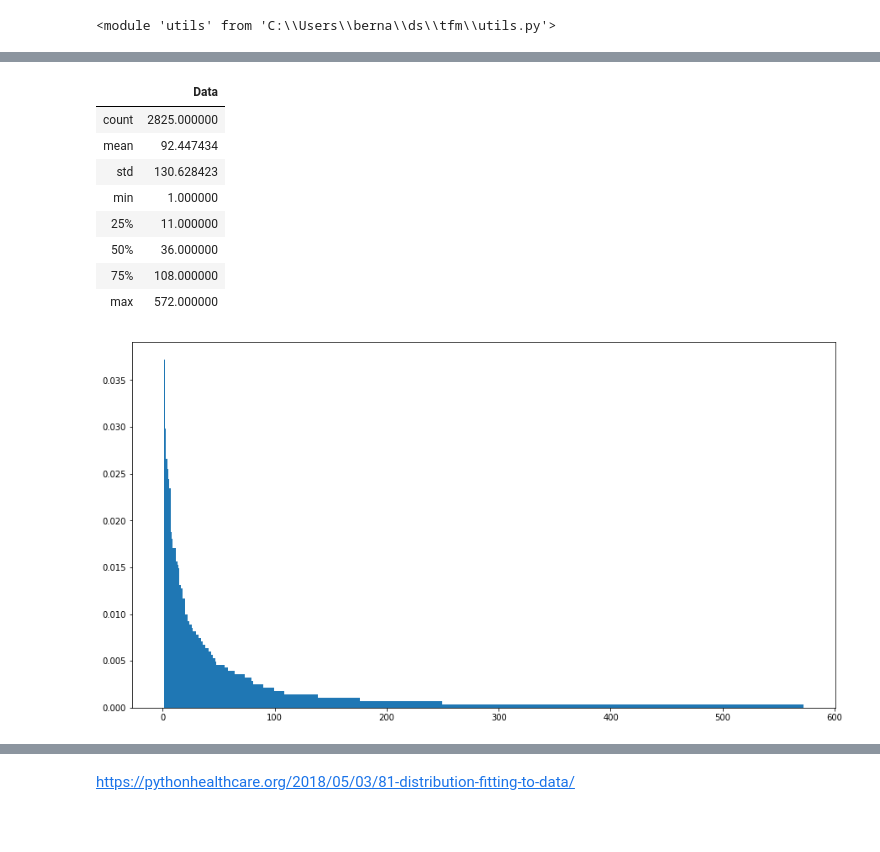
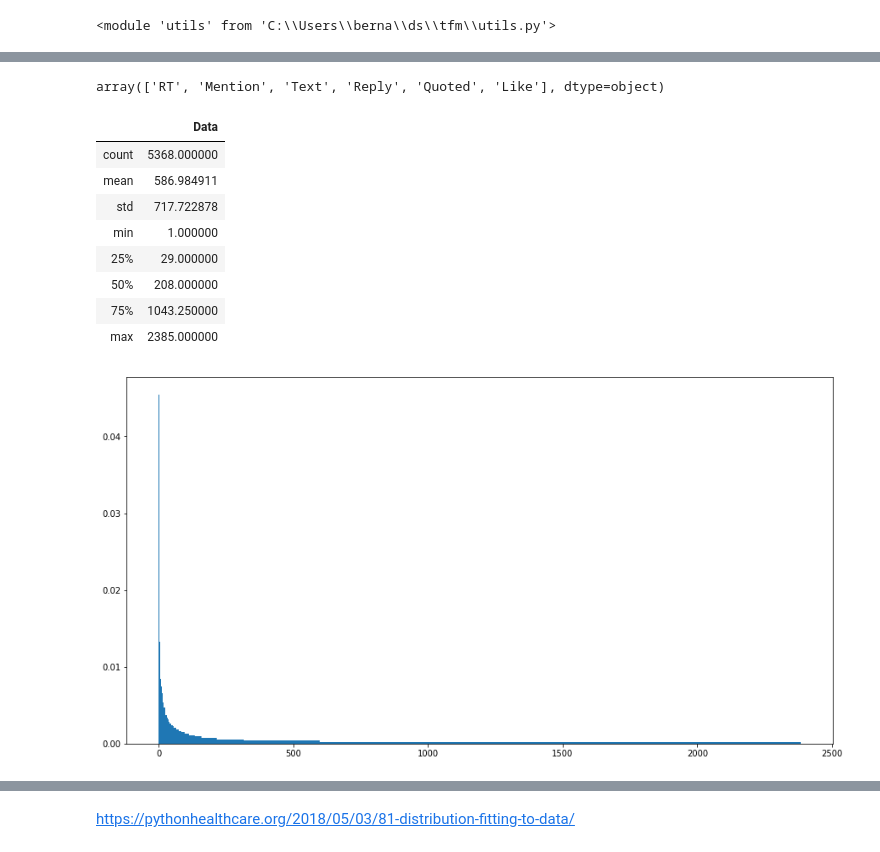
Before and after one commit to bernatesquirol/tfm, a Jupyter notebook: statistical_fit.ipynb, the cells around one changed output, grey strips where cells are left out. Drawn from its saved outputs; the diff is of its cells as text; code cells hidden in the pictures; blank space fills up the shorter version.

```diff
--- a/statistical_fit.ipynb
+++ b/statistical_fit.ipynb
@@ -27,0 +21,3 @@ Total likes: 793
+# %%
+user = './data/politicians/PabloIglesias.pkl'
+actions = pd.read_pickle(user).reset_index()
@@ -27,0 +27,4 @@ Total likes: 793
+# %%
+actions['type'].unique()
+# %% [output]
+array(['RT', 'Mention', 'Text', 'Reply', 'Quoted', 'Like'], dtype=object)
@@ -28 +33,6 @@ Total likes: 793
+# %%
+users_actions = utils.user_frequency(actions, False)
+# %%
+y_actions = np.concatenate([np.zeros(v)+i+1 for i, v in enumerate(users_actions)])
+x_actions = np.arange(len(y_actions))
 # %%
@@ -32,18 +41,18 @@ x = np.arange(len(y))
 # %%
-y_df = pd.DataFrame(y, columns=['Data'])
+y_df = pd.DataFrame(y_actions, columns=['Data'])
 y_df.describe()
 # %% [output]
 |  | Data |
-| count | 2825.000000 |
-| mean | 92.447434 |
-| std | 130.628423 |
+| count | 5368.000000 |
+| mean | 586.984911 |
+| std | 717.722878 |
 | min | 1.000000 |
-| 25% | 11.000000 |
-| 50% | 36.000000 |
-| 75% | 108.000000 |
-| max | 572.000000 |
+| 25% | 29.000000 |
+| 50% | 208.000000 |
+| 75% | 1043.250000 |
+| max | 2385.000000 |
 # %%
-plt.hist(y, bins=len(users), density=True)
+plt.hist(y_actions, bins=len(users_actions), density=True)
 plt.show()
 # %% [output]
-[figure, old version]
+[figure, new version]
```
Also changed, not shown: parts of 17 cells of this notebook, 8 other files.
